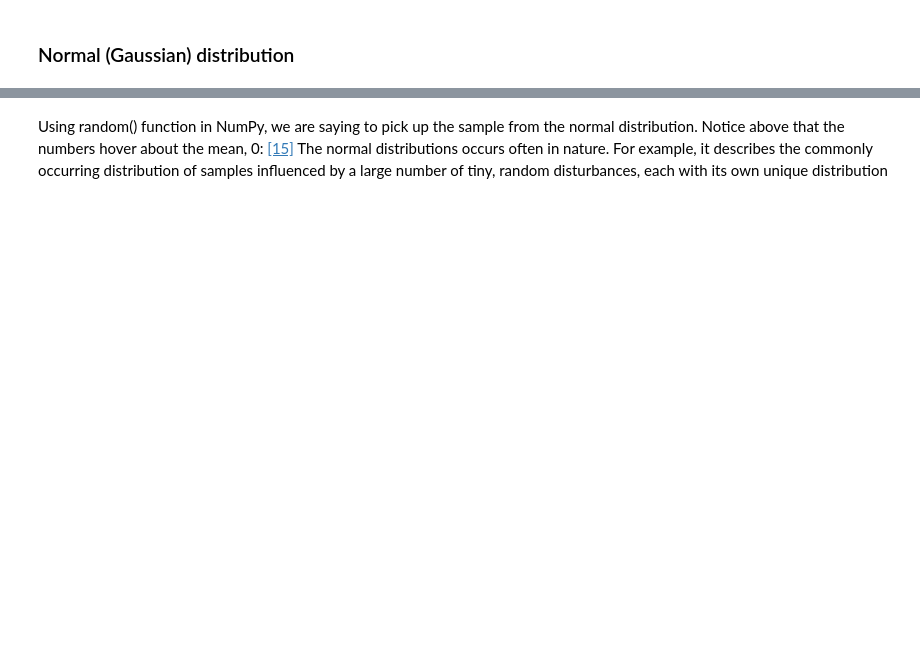
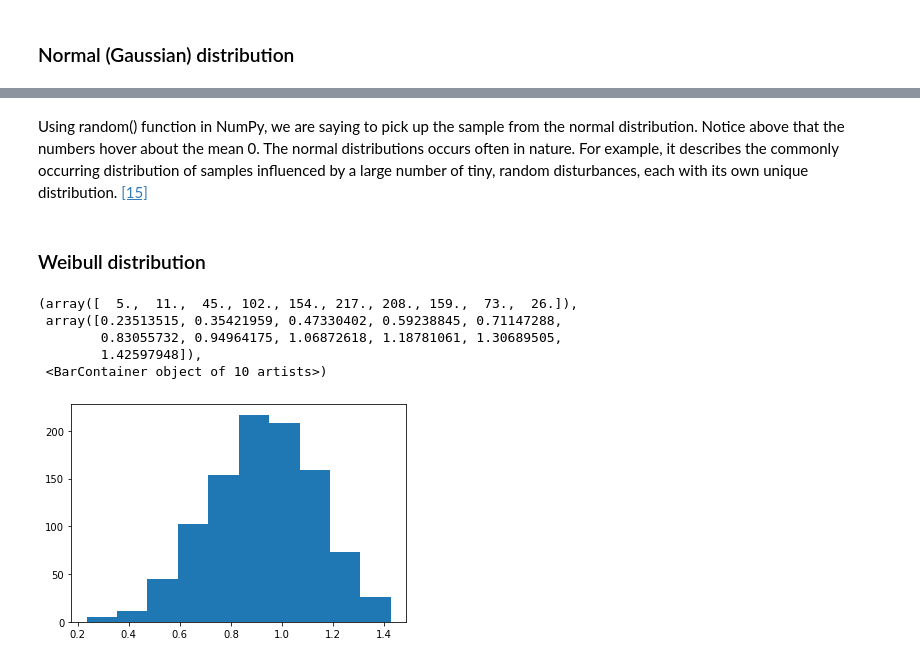
Before and after one commit to Anja585/SchoolAssignment-ProgrammingForDataAnalysis, a Jupyter notebook: numpy_random.ipynb, the cells around one changed output, grey strips where cells are left out. Cells and saved outputs as stored; diff of their text form; code cells hidden in the pictures; blank space fills up the shorter version.

Commit message:
added distributions

```diff
--- a/numpy_random.ipynb
+++ b/numpy_random.ipynb
@@ -182,2 +182,15 @@ plt.show()
 # %% [markdown]
-Using random() function in NumPy, we are saying to pick up the sample from the normal distribution. Notice above that the numbers hover about the mean, 0: [[15]](#Reference) The normal distributions occurs often in nature. For example, it describes the commonly occurring distribution of samples influenced by a large number of tiny, random disturbances, each with its own unique distribution
+Using random() function in NumPy, we are saying to pick up the sample from the normal distribution. Notice above that the numbers hover about the mean 0. The normal distributions occurs often in nature. For example, it describes the commonly occurring distribution of samples influenced by a large number of tiny, random disturbances, each with its own unique distribution. [[15]](#Reference)
+# %% [markdown]
+### Weibull distribution
+# %%
+shape=5
+s = rng.weibull(shape,1000)
+plt.hist(s)
+# %% [output]
+(array([  5.,  11.,  45., 102., 154., 217., 208., 159.,  73.,  26.]),
+ array([0.23513515, 0.35421959, 0.47330402, 0.59238845, 0.71147288,
+        0.83055732, 0.94964175, 1.06872618, 1.18781061, 1.30689505,
+        1.42597948]),
+ <BarContainer object of 10 artists>)
+[figure, added]
```
Also changed, not shown: parts of 13 cells of this notebook.
